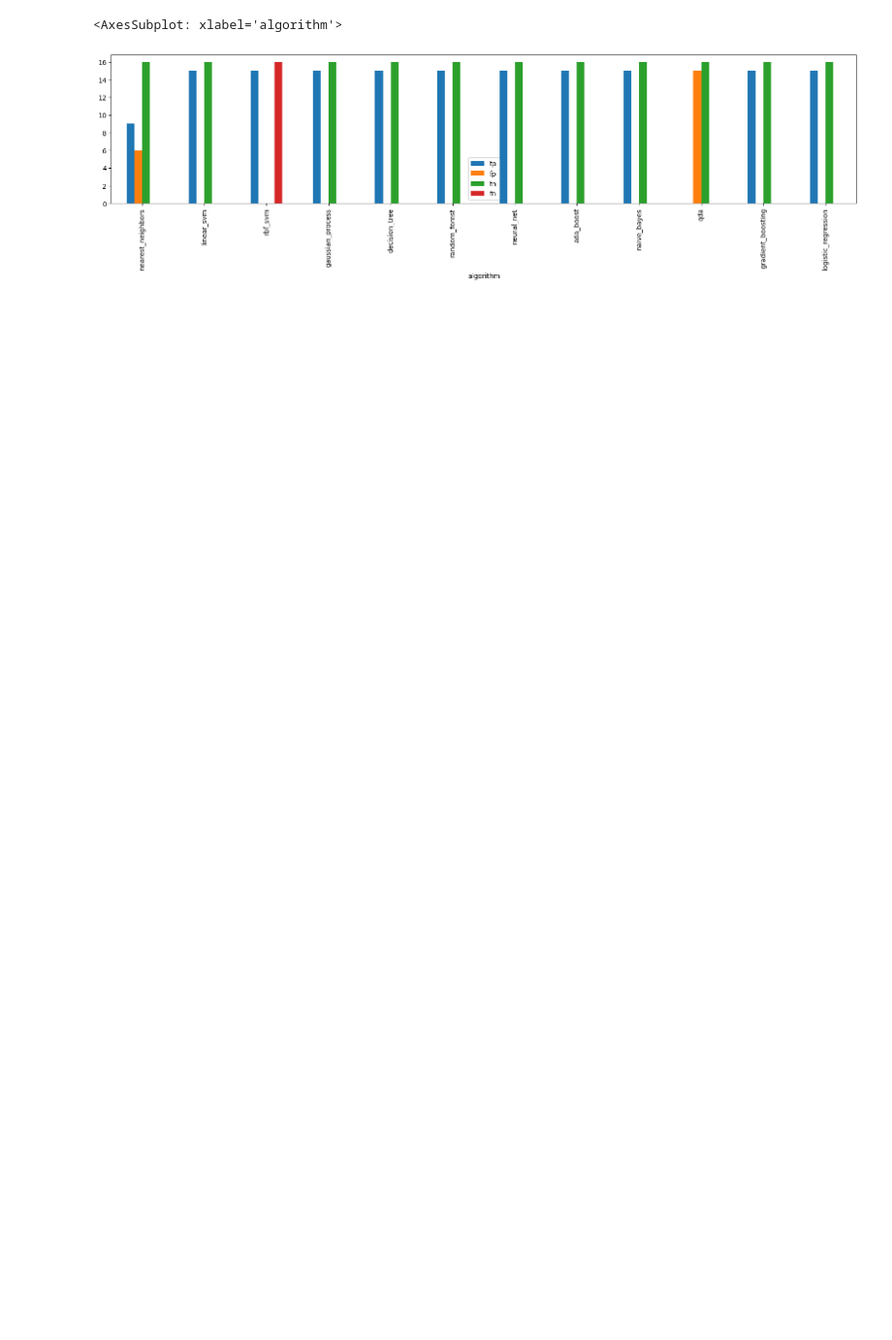
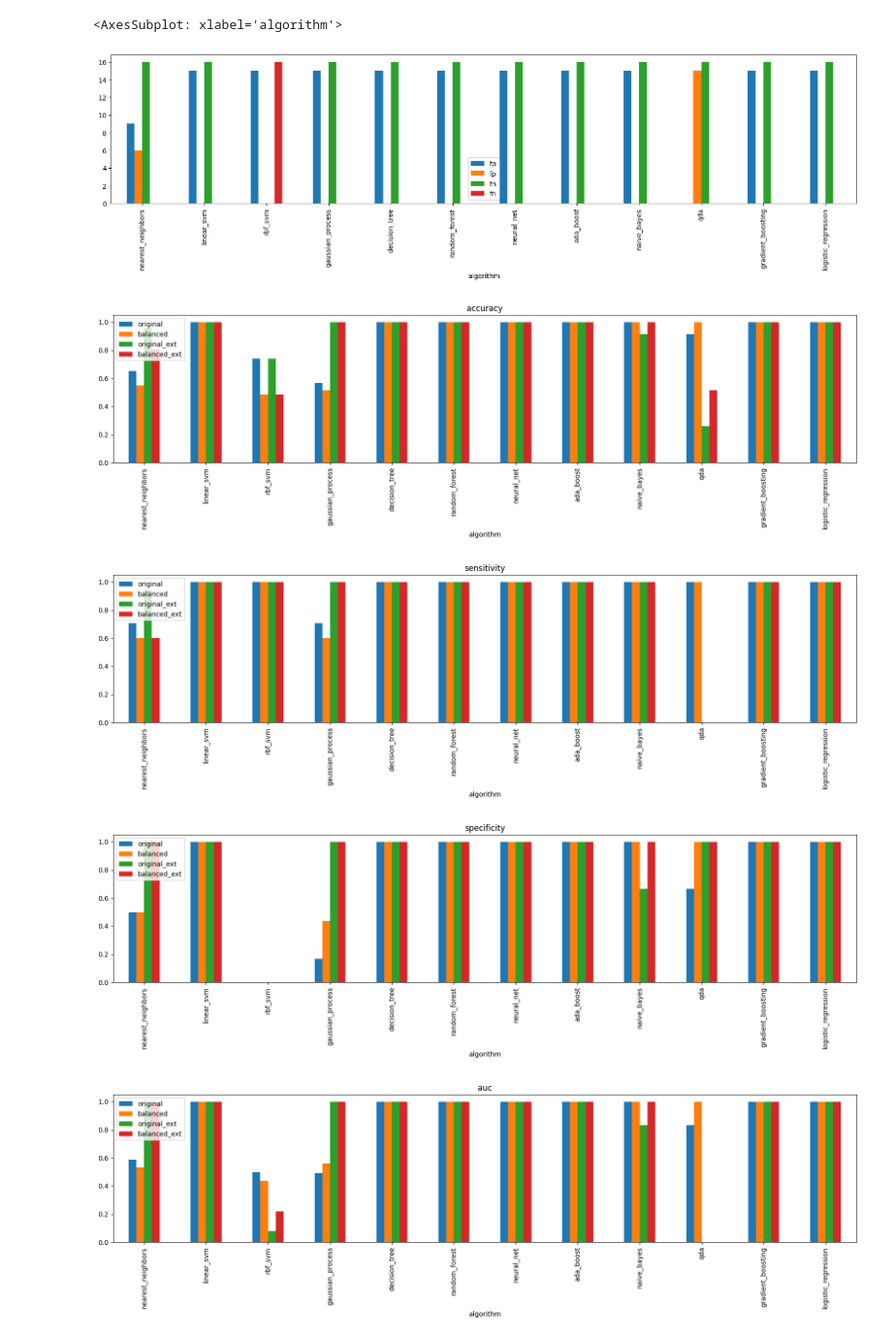
Before and after one commit to porfirioads/mcpi-tesis-backend, a Jupyter notebook: app/notebooks/resumen.ipynb, the cells around one changed output. Shown at 97% size. Drawn from its saved outputs; the diff is of its cells as text; code cells hidden in the pictures; blank space fills up the shorter version.

```diff
--- a/app/notebooks/resumen.ipynb
+++ b/app/notebooks/resumen.ipynb
@@ -180,3 +154,29 @@ df_balanced_ext[counts].plot.bar(x='algorithm', figsize=(20, 4))
 # %% [output]
 <AxesSubplot: xlabel='algorithm'>
 [figure]
+# %%
+
+
+for metric in metrics:
+    df = pd.DataFrame(
+        data=[],
+        columns=['algorithm', 'original', 'balanced',
+                 'original_ext', 'balanced_ext']
+    )
+
+    df['algorithm'] = df_original['algorithm']
+    df['original'] = df_original[metric]
+    df['balanced'] = df_balanced[metric]
+    df['original_ext'] = df_original_ext[metric]
+    df['balanced_ext'] = df_balanced_ext[metric]
+
+    df.plot.bar(
+        x='algorithm',
+        figsize=(20, 4),
+        title=f'{metric}'
+    )
+# %% [output]
+[figure, added]
+[figure, added]
+[figure, added]
+[figure, added]
```
Also changed, not shown: parts of 5 cells of this notebook.
